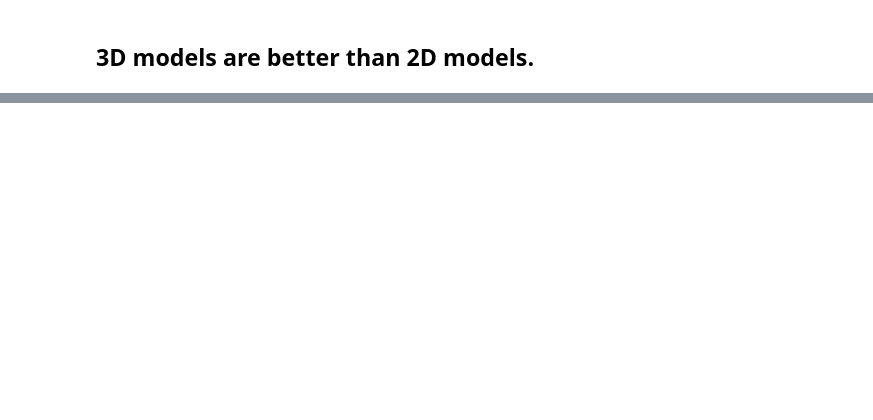
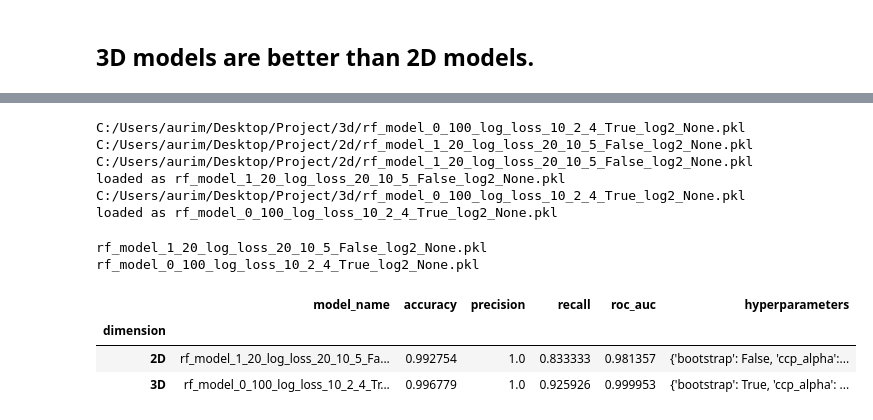
Before and after one commit to dsethz/cell-classification, a Jupyter notebook: Analysis/Data_analysis_3Dvs2D.ipynb, the cells around one changed output, grey strips where cells are left out. Drawn from its saved outputs; the diff is of its cells as text; code cells hidden in the pictures; blank space fills up the shorter version.

```diff
--- a/Analysis/Data_analysis_3Dvs2D.ipynb
+++ b/Analysis/Data_analysis_3Dvs2D.ipynb
@@ -129,10 +149,63 @@ Best hyperparameters for 3D model:
 # %%
 # The model_name follows this convention:  model_name = f'rf_model_{index}_{n_estimators}_{criterion}_{max_depth}_{min_samples_split}_{min_samples_leaf}_{bootstrap}_{max_features}_{class_weight}.pkl'
 # The best model is the first one in the sorted dataframe
-best_model = df3d.head(1)['model_name'].values[0]
-best_model_path = root_dir + best_model
-best_model_path
+best_model_3d = df3d.head(1)['model_name'].values[0]
+best_model_3d_path = model_root_dir + '3d/' + best_model_3d
+print(best_model_3d_path)
 
-# Load the best model
-with open(best_model_path, 'rb') as f:
-    best_model = pickle.load(f)
+best_model_2d = df2d.head(1)['model_name'].values[0]
+best_model_2d_path = model_root_dir + '2d/' + best_model_2d
+print(best_model_2d_path)
+
+model_dict = {}
+for model in [best_model_2d_path, best_model_3d_path]:
+    with open(model, 'rb') as f:
+        model_dict[os.path.basename(model)] = pickle.load(f)
+        print(f'{model} loaded as {os.path.basename(model)}')
+# %% [output]
+C:/Users/aurim/Desktop/Project/3d/rf_model_0_100_log_loss_10_2_4_True_log2_None.pkl
+C:/Users/aurim/Desktop/Project/2d/rf_model_1_20_log_loss_20_10_5_False_log2_None.pkl
+C:/Users/aurim/Desktop/Project/2d/rf_model_1_20_log_loss_20_10_5_False_log2_None.pkl loaded as rf_model_1_20_log_loss_20_10_5_False_log2_None.pkl
+C:/Users/aurim/Desktop/Project/3d/rf_model_0_100_log_loss_10_2_4_True_log2_None.pkl loaded as rf_model_0_100_log_loss_10_2_4_True_log2_None.pkl
+# %%
+# Get the rows in the appropriate test sets where the name is model_name
+# test set are results_2D.pkl and results_3D.pkl
+test_2d = data['results_2D.pkl']
+test_3d = data['results_3D.pkl']
+
+# Find where the model name is the same as the best model
+best_model_2d = df2d.head(1)['model_name'].values[0]
+best_model_3d = df3d.head(1)['model_name'].values[0]
+
+print(best_model_2d)
+print(best_model_3d)
+
+# Get the rows where the model name is the same as the best model
+best_model_2d_row = test_2d[test_2d['model_name'] == best_model_2d]
+best_model_3d_row = test_3d[test_3d['model_name'] == best_model_3d]
+
+# Put it into a pandas dataframe and present the results nicely:
+best_model_2d_row = pd.DataFrame(best_model_2d_row)
+best_model_3d_row = pd.DataFrame(best_model_3d_row)
+
+best_model_2d_row = best_model_2d_row.drop(columns=['model_name'])
+best_model_2d_row['dimension'] = '2D'
+best_model_3d_row = best_model_3d_row.drop(columns=['model_name'])
+best_model_3d_row['dimension'] = '3D'
+
+# Concatenate the two dataframes
+best_model_2d_row = best_model_2d_row.set_index('dimension')
+best_model_3d_row = best_model_3d_row.set_index('dimension')
+
+df = pd.concat([best_model_2d_row, best_model_3d_row])
+# Rename column to model_name
+df.rename(columns={'Unnamed: 0':'model_name'}, inplace=True)
+
+df.head()
+# %% [output]
+rf_model_1_20_log_loss_20_10_5_False_log2_None.pkl
+rf_model_0_100_log_loss_10_2_4_True_log2_None.pkl
+|  | model_name | accuracy | precision | recall | roc_auc | hyperparameters |
+| dimension |  |  |  |  |  |  |
+| 2D | rf_model_1_20_log_loss_20_10_5_Fa... | 0.992754 | 1.0 | 0.833333 | 0.981357 | {'bootstrap': False, 'ccp_alpha':... |
+| 3D | rf_model_0_100_log_loss_10_2_4_Tr... | 0.996779 | 1.0 | 0.925926 | 0.999953 | {'bootstrap': True, 'ccp_alpha': ... |
```
Also changed, not shown: parts of 8 cells of this notebook, 1 other file.
